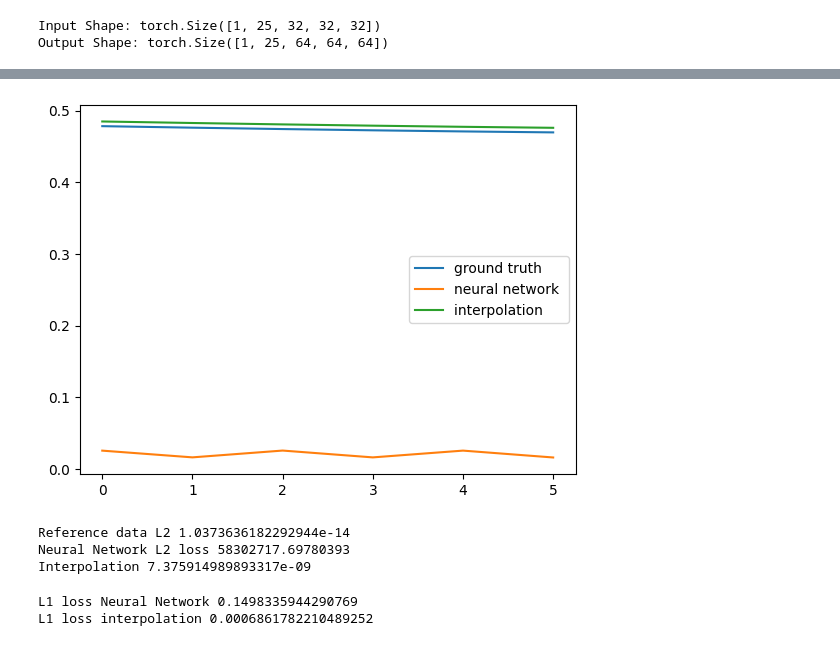
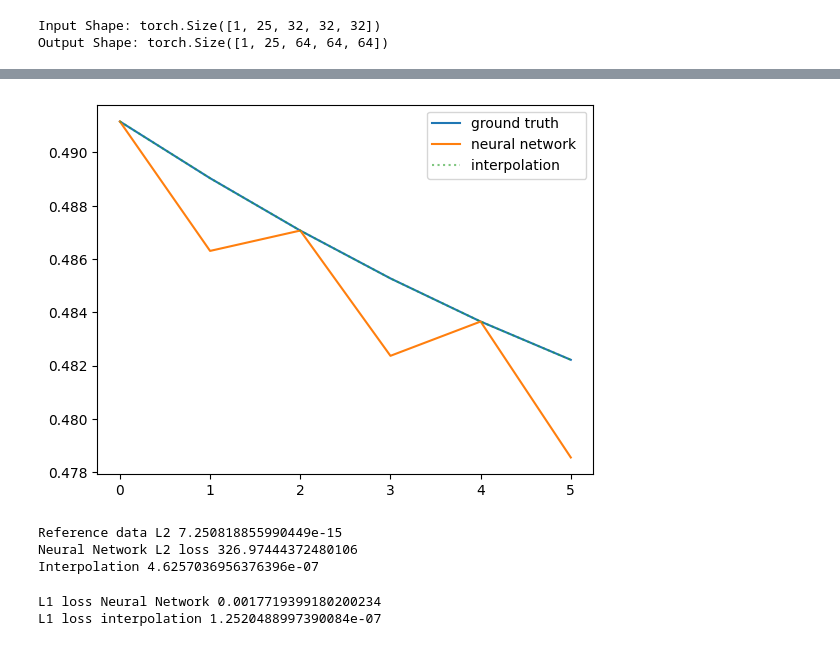
Before and after one commit to ThomasHelfer/TorchGRTL, a Jupyter notebook: notebook.ipynb, the cells around one changed output, grey strips where cells are left out. Saved outputs shown, nothing was run; the diff lists cells and outputs as text; code cells hidden in the pictures.

```diff
--- a/notebook.ipynb
+++ b/notebook.ipynb
@@ -185,8 +185,8 @@ if restart and os.path.exists(file_path):
     net.load_state_dict(torch.load(file_path))
 # %%
 # Note: it will slow down signficantly with BFGS steps, they are 10x slower, just be aware!
-ADAMsteps = 8  # Will perform # steps of ADAM steps and then switch over to BFGS-L
-n_steps = 10  # Total amount of steps
+ADAMsteps = 1000  # Will perform # steps of ADAM steps and then switch over to BFGS-L
+n_steps = 10000  # Total amount of steps
 
 net.train()
 net.to(device)
@@ -292,11 +288,12 @@ from GeneralRelativity.Interpolation import *
 points = 6
 power = 3
 shape = X_batch.shape
-interpolation = interp(points, power,False)
+interpolation = interp(points, power,True)
 ghosts = int(math.ceil(points / 2))
 shape_higher_order = (shape[-1] - 2 * ghosts) * 2 + 2
 
-y_interpolated, _ = interpolation(X_batch)
+y_interpolated, pos = interpolation(X_batch)
 y_interpolated_buffer = torch.zeros_like(y_batch)
 diff = (y_batch.shape[-1] - y_interpolated.shape[-1]) // 2
 y_interpolated_buffer[:, :, diff:-diff, diff:-diff, diff:-diff] = y_interpolated
+pos[1,1,1]
@@ -343,52 +357,54 @@ plt.show()
 # %%
 box = 5
 channel = 0
 slice = 5
 plt.plot(
-    y_batch[box, channel, diff:-diff, slice, slice].detach().cpu().numpy(),
-    label="ground truth",
+    y_batch[box, channel, diff-1:-diff-1, slice-1, slice-1].detach().cpu().numpy(),
+    label="ground truth"
 )
 plt.plot(
-    y_pred[box, channel, diff:-diff, slice, slice].detach().cpu().numpy(),
-    label="neural network ",
+    y_pred[box, channel, diff-1:-diff-1, slice-1, slice-1].detach().cpu().numpy(),
+    label="neural network "
 )
 plt.plot(
-    y_interpolated_buffer[box, channel, diff:-diff, slice, slice]
+    y_interpolated[box, channel, : , slice-diff, slice-diff]
     .detach()
     .cpu()
     .numpy(),
     label="interpolation ",
+    linestyle = ':',
+    alpha = 0.6
 )
 plt.legend()
 plt.show()
 # %% [output]
-[figure, old version]
+[figure, new version]
 # %%
 # Calculate L2Ham performance
 my_loss = Hamiltonian_loss(oneoverdx)
 print(
-    f"Reference data L2 {my_loss(y_batch[:, :, diff:-diff, diff:-diff, diff:-diff], torch.tensor([])).detach().numpy()}"
+    f"Reference data L2 {my_loss(y_batch[:, :, diff-1:-diff-1, diff-1:-diff-1, diff-1:-diff-1], torch.tensor([])).detach().cpu().numpy()}"
 )
 print(
-    f"Neural Network L2 loss {my_loss(y_pred[:, :, diff:-diff, diff:-diff, diff:-diff], torch.tensor([])).detach().numpy()}"
+    f"Neural Network L2 loss {my_loss(y_pred[:, :, diff-1:-diff-1, diff-1:-diff-1, diff-1:-diff-1], torch.tensor([])).detach().cpu().numpy()}"
 )
 print(f"Interpolation {my_loss(y_interpolated, torch.tensor([])).detach().numpy()}")
 # %% [output]
-Reference data L2 1.0373636182292944e-14
-Neural Network L2 loss 58302717.69780393
-Interpolation 7.375914989893317e-09
+Reference data L2 7.250818855990449e-15
+Neural Network L2 loss 326.97444372480106
+Interpolation 4.6257036956376396e-07
 # %%
 # Calculate L1 performance
 my_loss = torch.nn.L1Loss()
 print(
-    f"L1 loss Neural Network {my_loss(y_pred[:, :, diff:-diff, diff:-diff, diff:-diff], y_batch[:, :, diff:-diff, diff:-diff, diff:-diff])}"
+    f"L1 loss Neural Network {my_loss(y_pred[:, :, diff-1:-diff-1, diff-1:-diff-1, diff-1:-diff-1].cpu(), y_batch[:, :, diff-1:-diff-1, diff-1:-diff-1, diff-1:-diff-1].cpu())}"
 )
 print(
-    f"L1 loss interpolation {my_loss(y_interpolated, y_batch[:, :, diff:-diff, diff:-diff, diff:-diff])}"
+    f"L1 loss interpolation {my_loss(y_interpolated.cpu(), y_batch[:, :, diff-1:-diff-1, diff-1:-diff-1, diff-1:-diff-1].cpu())}"
 )
 # %% [output]
-L1 loss Neural Network 0.1498335944290769
-L1 loss interpolation 0.0006861782210489252
+L1 loss Neural Network 0.0017719399180200234
+L1 loss interpolation 1.2520488997390084e-07
 # %%
 # Writing out network and scaler
 torch.save(net.state_dict(), file_path)
```
Also changed, not shown: parts of 8 cells of this notebook.
